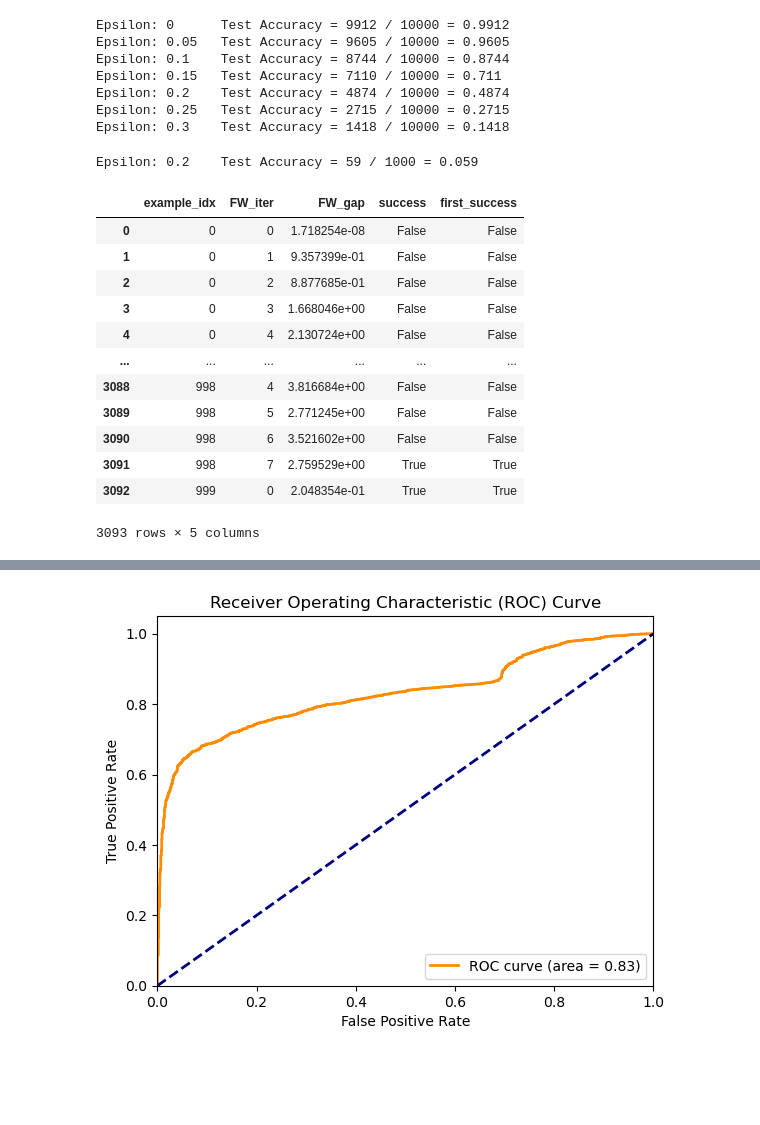
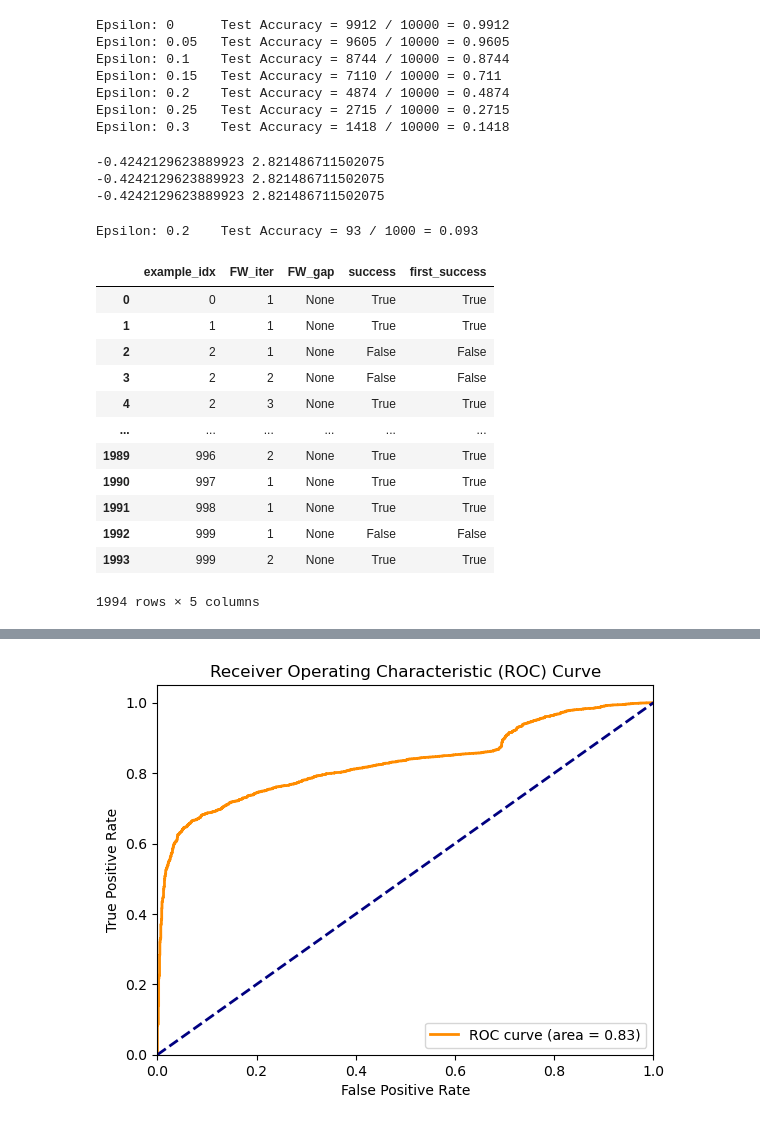
Before and after one commit to TannerAGraves/FW-variants-for-WB-Adversarial-Attacks, a Jupyter notebook: experimental/attack_tests.ipynb, the cells around one changed output, grey strips where cells are left out. Drawn from its saved outputs; the diff is of its cells as text; code cells hidden in the pictures; blank space fills up the shorter version.

```diff
--- a/experimental/attack_tests.ipynb
+++ b/experimental/attack_tests.ipynb
@@ -267,3 +323,14 @@ def untargeted_attack_loss(output, target):
+# %%
+i = 0
+for x0, target in test_loader:
+    print(torch.min(x0).item(), torch.max(x0).item())
+    if i > 1:
+        break
+    i += 1
+# %% [output]
+-0.4242129623889923 2.821486711502075
+-0.4242129623889923 2.821486711502075
+-0.4242129623889923 2.821486711502075
 # %%
 def test_fw( model, device, test_loader, epsilon,num_fw_iter, num_test = 1000, method='fw', early_stopping = None):
 
@@ -295,7 +362,9 @@ def test_fw( model, device, test_loader, epsilon,num_fw_iter, num_test = 1000, m
                 break
 
             # Calculate the loss
-            loss = - F.nll_loss(output, target) # DNN maximizing POSITIVE log liklihood
+            criterion = AdversarialLoss(10)
+            loss = criterion(output, target)
+            #1 - F.nll_loss(output, target) # DNN maximizing POSITIVE log liklihood
             #criterion = nn.CrossEntropyLoss()
             #loss = criterion(output, target)
             #loss = untargeted_attack_loss(output, target)
@@ -319,6 +388,8 @@ def test_fw( model, device, test_loader, epsilon,num_fw_iter, num_test = 1000, m
                 perturbed_image, gap_FW = fw_step(x_t_denorm, epsilon, x_t_grad, x0_denorm)
             elif method == 'fw_neg':
                 perturbed_image, gap_FW = fw_step_neg(x_t_denorm, epsilon, x_t_grad, x0_denorm)
+            elif method == 'fw_unnorm':
+                perturbed_image, gap_FW = fw_step(x_t, epsilon, x_t_grad, x0)
             elif method == 'fw_momentum':
                 perturbed_image, m_t_last = fw_step_momentum(x_t_denorm, epsilon, x_t_grad, m_t_last, x0_denorm)
             # Reapply normalization
@@ -350,7 +421,7 @@ def test_fw( model, device, test_loader, epsilon,num_fw_iter, num_test = 1000, m
                 #break # early stopping if attack sucessful, paper doesn't use this so I wont.
             hist_iter = {
                 'example_idx':ex_num,
-                'FW_iter': t,
+                'FW_iter': t + 1, # original example is 0
                 'FW_gap': gap_FW if gap_FW is not None else None,
                 'success': success,
                 'first_success': first_success
@@ -372,33 +443,33 @@ def test_fw( model, device, test_loader, epsilon,num_fw_iter, num_test = 1000, m
 # %%
 accuracies = []
 examples = []
-fw_iters = [15]
-eps = 0.2
+fw_iters = [5]
+eps = 0.2# * (0.4242129623889923 + 2.821486711502075)
 adv_examples = []
-fw_stepsize = 1
+fw_stepsize = 0.5
 hist = None
 # Run test for each epsilon
 #for eps in epsilons:
 for num_fw_iter in fw_iters:
-    acc, ex, hist = test_fw(model, device, test_loader, eps, num_fw_iter, method='fw_neg', early_stopping='pred')
+    acc, ex, hist = test_fw(model, device, test_loader, eps, num_fw_iter, method='fw_momentum', early_stopping='pred')
     accuracies.append(acc)
     examples.append(ex)
 hist
 # %% [output]
-Epsilon: 0.2    Test Accuracy = 59 / 1000 = 0.059
+Epsilon: 0.2    Test Accuracy = 93 / 1000 = 0.093
 |  | example_idx | FW_iter | FW_gap | success | first_success |
-| 0 | 0 | 0 | 1.718254e-08 | False | False |
-| 1 | 0 | 1 | 9.357399e-01 | False | False |
-| 2 | 0 | 2 | 8.877685e-01 | False | False |
-| 3 | 0 | 3 | 1.668046e+00 | False | False |
-| 4 | 0 | 4 | 2.130724e+00 | False | False |
+| 0 | 0 | 1 | None | True | True |
+| 1 | 1 | 1 | None | True | True |
+| 2 | 2 | 1 | None | False | False |
+| 3 | 2 | 2 | None | False | False |
+| 4 | 2 | 3 | None | True | True |
 | ... | ... | ... | ... | ... | ... |
-| 3088 | 998 | 4 | 3.816684e+00 | False | False |
-| 3089 | 998 | 5 | 2.771245e+00 | False | False |
-| 3090 | 998 | 6 | 3.521602e+00 | False | False |
-| 3091 | 998 | 7 | 2.759529e+00 | True | True |
-| 3092 | 999 | 0 | 2.048354e-01 | True | True |
+| 1989 | 996 | 2 | None | True | True |
+| 1990 | 997 | 1 | None | True | True |
+| 1991 | 998 | 1 | None | True | True |
+| 1992 | 999 | 1 | None | False | False |
+| 1993 | 999 | 2 | None | True | True |
-3093 rows × 5 columns
+1994 rows × 5 columns
 # %%
 hist.groupby('example_idx')['first_success'].sum().mean()
 # %% [output]
```
Also changed, not shown: parts of 10 cells of this notebook, 7 other files.
